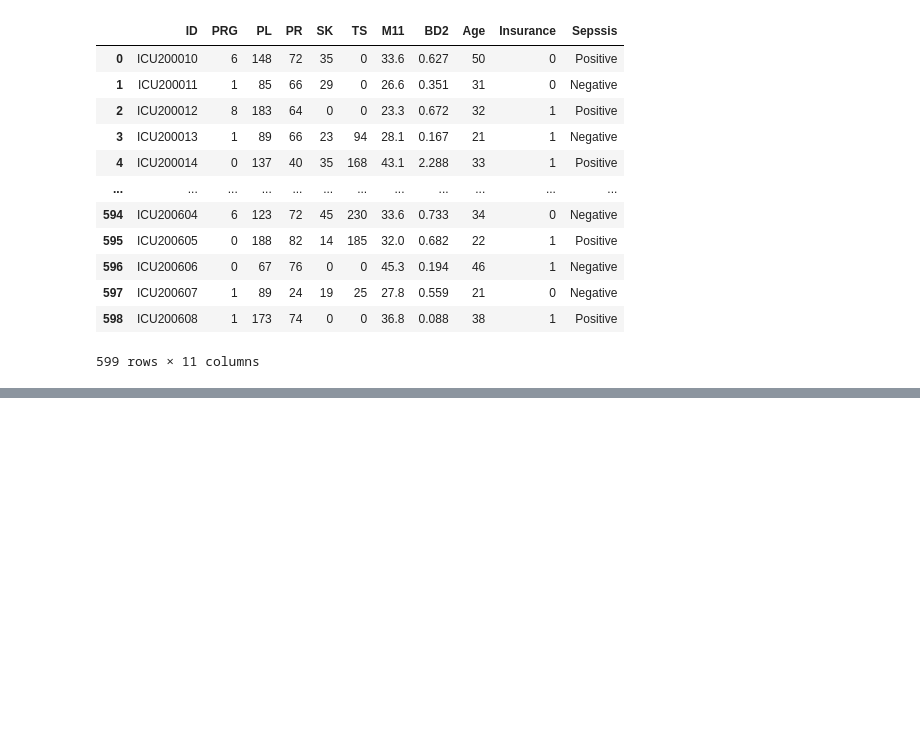
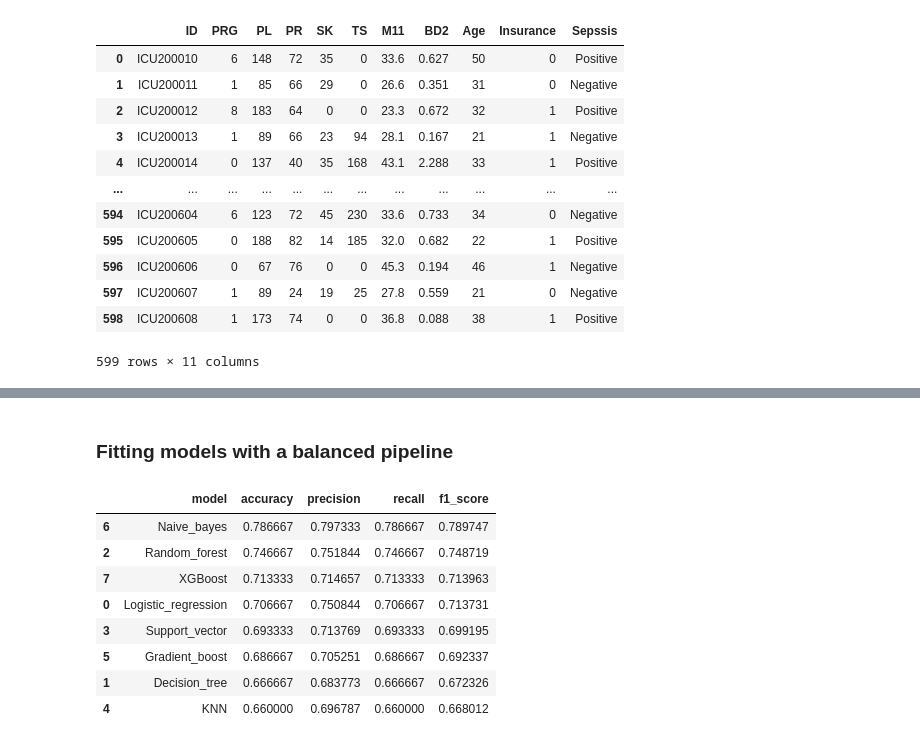
Before and after one commit to Phannsi/Machine-Learning-API-with-Fast-API, a Jupyter notebook: notebook.ipynb, the cells around one changed output, grey strips where cells are left out. Drawn from its saved outputs; the diff is of its cells as text; code cells hidden in the pictures; blank space fills up the shorter version.

```diff
--- a/notebook.ipynb
+++ b/notebook.ipynb
@@ -192,0 +347,48 @@ df
+# %% [markdown]
+### Fitting models with a balanced pipeline
+# %%
+# Create a dictionary to store all pipelines
+all_bal_pipelines = {}
+
+bal_metrics_table = pd.DataFrame(columns=['model', 'accuracy', 'precision', 'recall', 'f1_score'])
+
+# Create final pipeline preprocessor and classifier
+for model, classifier in models:
+    bal_pipeline = imbpipeline([
+        ('num_scaler', RobustScaler()),
+        ('impute', SimpleImputer(strategy='median')),
+        ('smote_sampler', SMOTE(random_state=42)),
+        ('feature_selection', SelectKBest(mutual_info_classif, k='all')), # Helps to select the best features
+        ('classifier', classifier)
+    ])
+
+    # Fit data to pipeline
+    bal_pipeline.fit(X_train, y_train_encoded)
+
+    # Store the pipeline in the dictionary
+    all_bal_pipelines[model] = bal_pipeline
+
+    y_pred = bal_pipeline.predict(X_test)
+
+    #Generate classification report for all pipelines
+    bal_metrics = classification_report(y_test_encoded, y_pred, output_dict=True)
+
+    accuracy = bal_metrics['accuracy']
+    precision = bal_metrics['weighted avg']['precision']
+    recall = bal_metrics['weighted avg']['recall']
+    f1_score = bal_metrics['weighted avg']['f1-score']
+
+    bal_metrics_table.loc[len(bal_metrics_table)] = [model, accuracy, precision, recall, f1_score]
+
+#Display metrics for all model in Descending order
+bal_metrics_table.sort_values(by='f1_score', ascending=False)
+# %% [output]
+|  | model | accuracy | precision | recall | f1_score |
+| 6 | Naive_bayes | 0.786667 | 0.797333 | 0.786667 | 0.789747 |
+| 2 | Random_forest | 0.746667 | 0.751844 | 0.746667 | 0.748719 |
+| 7 | XGBoost | 0.713333 | 0.714657 | 0.713333 | 0.713963 |
+| 0 | Logistic_regression | 0.706667 | 0.750844 | 0.706667 | 0.713731 |
+| 3 | Support_vector | 0.693333 | 0.713769 | 0.693333 | 0.699195 |
+| 5 | Gradient_boost | 0.686667 | 0.705251 | 0.686667 | 0.692337 |
+| 1 | Decision_tree | 0.666667 | 0.683773 | 0.666667 | 0.672326 |
+| 4 | KNN | 0.660000 | 0.696787 | 0.660000 | 0.668012 |
```
Also changed, not shown: parts of 13 cells of this notebook.
